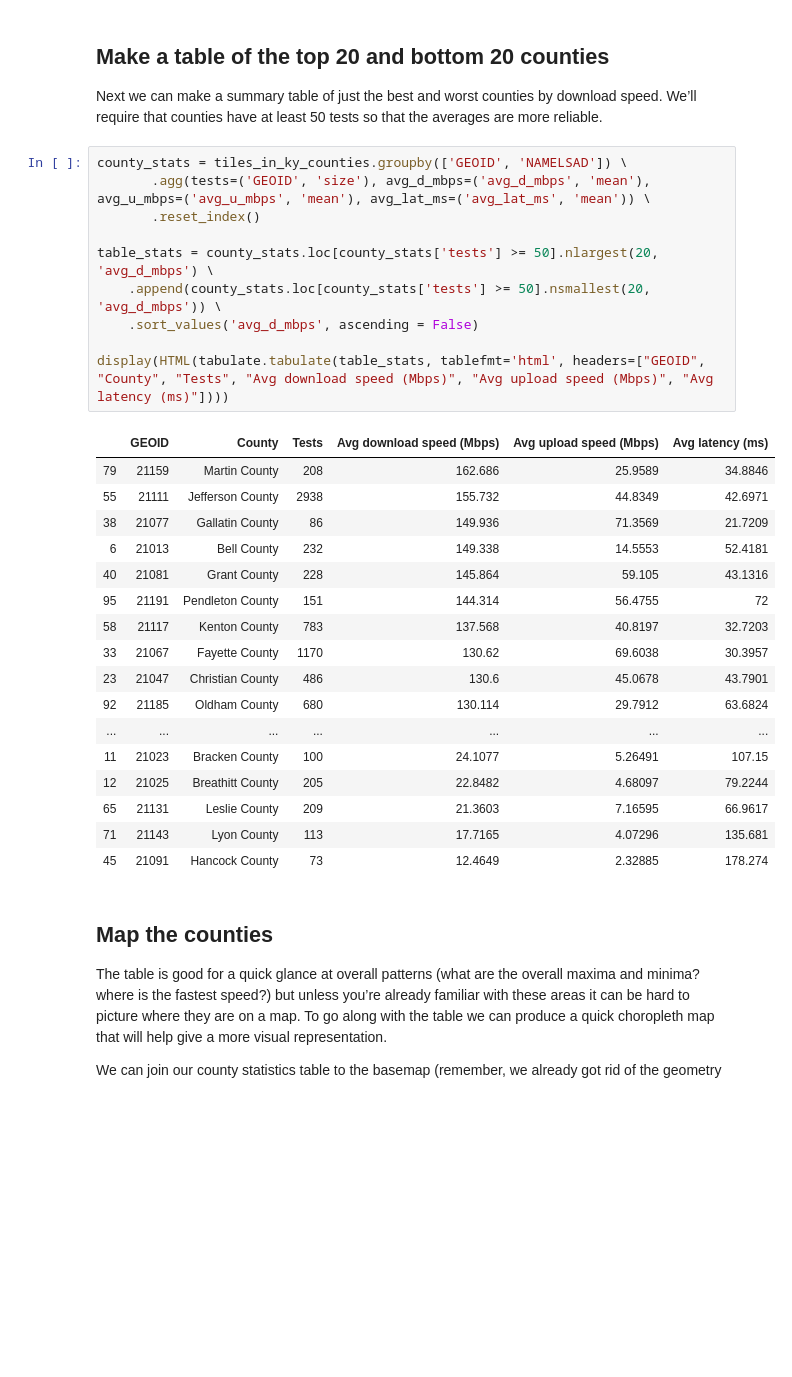
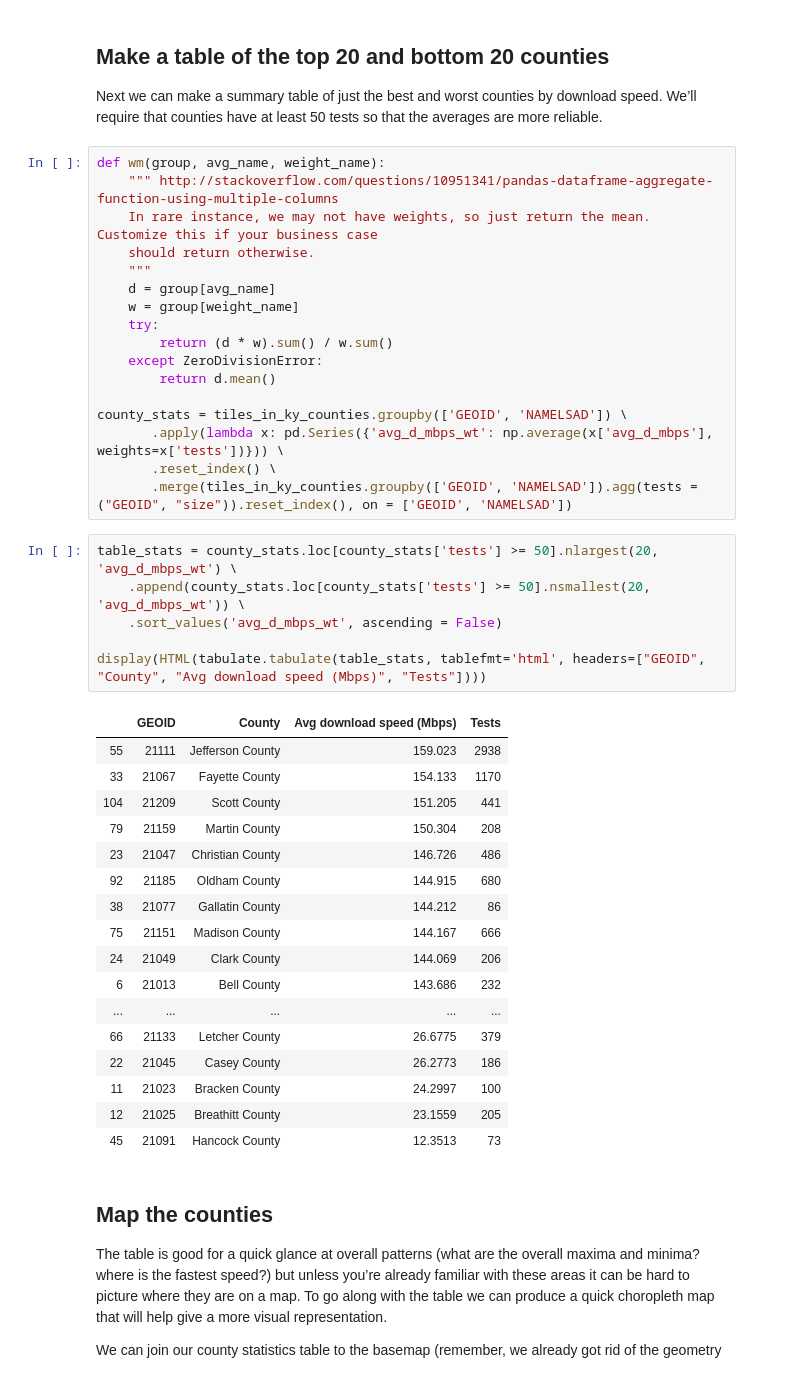
Before and after one commit to teamookla/ookla-open-data, a Jupyter notebook: tutorials/aggregate_by_county_py.ipynb, the cells around one changed output. Saved outputs shown, nothing was run; the diff lists cells and outputs as text; blank space fills up the shorter version.

Commit message:
fix weighted mean

```diff
--- a/tutorials/aggregate_by_county_py.ipynb
+++ b/tutorials/aggregate_by_county_py.ipynb
@@ -93,34 +94,47 @@ tiles_in_ky_counties['avg_u_mbps'] = tiles_in_ky_counties['avg_u_kbps'] / 1000
 ## Make a table of the top 20 and bottom 20 counties
 
 Next we can make a summary table of just the best and worst counties by download speed. We’ll require that counties have at least 50 tests so that the averages are more reliable.
+# %%
+def wm(group, avg_name, weight_name):
+    """ http://stackoverflow.com/questions/10951341/pandas-dataframe-aggregate-function-using-multiple-columns
+    In rare instance, we may not have weights, so just return the mean. Customize this if your business case
+    should return otherwise.
+    """
+    d = group[avg_name]
+    w = group[weight_name]
+    try:
+        return (d * w).sum() / w.sum()
+    except ZeroDivisionError:
+        return d.mean()
+
+county_stats = tiles_in_ky_counties.groupby(['GEOID', 'NAMELSAD']) \
+       .apply(lambda x: pd.Series({'avg_d_mbps_wt': np.average(x['avg_d_mbps'], weights=x['tests'])})) \
+       .reset_index() \
+       .merge(tiles_in_ky_counties.groupby(['GEOID', 'NAMELSAD']).agg(tests = ("GEOID", "size")).reset_index(), on = ['GEOID', 'NAMELSAD'])
 # %%
-county_stats = tiles_in_ky_counties.groupby(['GEOID', 'NAMELSAD']) \
-       .agg(tests=('GEOID', 'size'), avg_d_mbps=('avg_d_mbps', 'mean'), avg_u_mbps=('avg_u_mbps', 'mean'), avg_lat_ms=('avg_lat_ms', 'mean')) \
-       .reset_index()
+table_stats = county_stats.loc[county_stats['tests'] >= 50].nlargest(20, 'avg_d_mbps_wt') \
+    .append(county_stats.loc[county_stats['tests'] >= 50].nsmallest(20, 'avg_d_mbps_wt')) \
+    .sort_values('avg_d_mbps_wt', ascending = False)
 
-table_stats = county_stats.loc[county_stats['tests'] >= 50].nlargest(20, 'avg_d_mbps') \
-    .append(county_stats.loc[county_stats['tests'] >= 50].nsmallest(20, 'avg_d_mbps')) \
-    .sort_values('avg_d_mbps', ascending = False)
-
-display(HTML(tabulate.tabulate(table_stats, tablefmt='html', headers=["GEOID", "County", "Tests", "Avg download speed (Mbps)", "Avg upload speed (Mbps)", "Avg latency (ms)"])))
+display(HTML(tabulate.tabulate(table_stats, tablefmt='html', headers=["GEOID", "County", "Avg download speed (Mbps)", "Tests"])))
 # %% [output]
-|  | GEOID | County | Tests | Avg download speed (Mbps) | Avg upload speed (Mbps) | Avg latency (ms) |
-| 79 | 21159 | Martin County | 208 | 162.686 | 25.9589 | 34.8846 |
-| 55 | 21111 | Jefferson County | 2938 | 155.732 | 44.8349 | 42.6971 |
-| 38 | 21077 | Gallatin County | 86 | 149.936 | 71.3569 | 21.7209 |
-| 6 | 21013 | Bell County | 232 | 149.338 | 14.5553 | 52.4181 |
-| 40 | 21081 | Grant County | 228 | 145.864 | 59.105 | 43.1316 |
-| 95 | 21191 | Pendleton County | 151 | 144.314 | 56.4755 | 72 |
-| 58 | 21117 | Kenton County | 783 | 137.568 | 40.8197 | 32.7203 |
-| 33 | 21067 | Fayette County | 1170 | 130.62 | 69.6038 | 30.3957 |
-| 23 | 21047 | Christian County | 486 | 130.6 | 45.0678 | 43.7901 |
-| 92 | 21185 | Oldham County | 680 | 130.114 | 29.7912 | 63.6824 |
-| ... | ... | ... | ... | ... | ... | ... |
-| 11 | 21023 | Bracken County | 100 | 24.1077 | 5.26491 | 107.15 |
-| 12 | 21025 | Breathitt County | 205 | 22.8482 | 4.68097 | 79.2244 |
-| 65 | 21131 | Leslie County | 209 | 21.3603 | 7.16595 | 66.9617 |
-| 71 | 21143 | Lyon County | 113 | 17.7165 | 4.07296 | 135.681 |
-| 45 | 21091 | Hancock County | 73 | 12.4649 | 2.32885 | 178.274 |
+|  | GEOID | County | Avg download speed (Mbps) | Tests |
+| 55 | 21111 | Jefferson County | 159.023 | 2938 |
+| 33 | 21067 | Fayette County | 154.133 | 1170 |
+| 104 | 21209 | Scott County | 151.205 | 441 |
+| 79 | 21159 | Martin County | 150.304 | 208 |
+| 23 | 21047 | Christian County | 146.726 | 486 |
+| 92 | 21185 | Oldham County | 144.915 | 680 |
+| 38 | 21077 | Gallatin County | 144.212 | 86 |
+| 75 | 21151 | Madison County | 144.167 | 666 |
+| 24 | 21049 | Clark County | 144.069 | 206 |
+| 6 | 21013 | Bell County | 143.686 | 232 |
+| ... | ... | ... | ... | ... |
+| 66 | 21133 | Letcher County | 26.6775 | 379 |
+| 22 | 21045 | Casey County | 26.2773 | 186 |
+| 11 | 21023 | Bracken County | 24.2997 | 100 |
+| 12 | 21025 | Breathitt County | 23.1559 | 205 |
+| 45 | 21091 | Hancock County | 12.3513 | 73 |
 # %% [markdown]
 ## Map the counties
 
```
Also changed, not shown: parts of 2 cells of this notebook.
